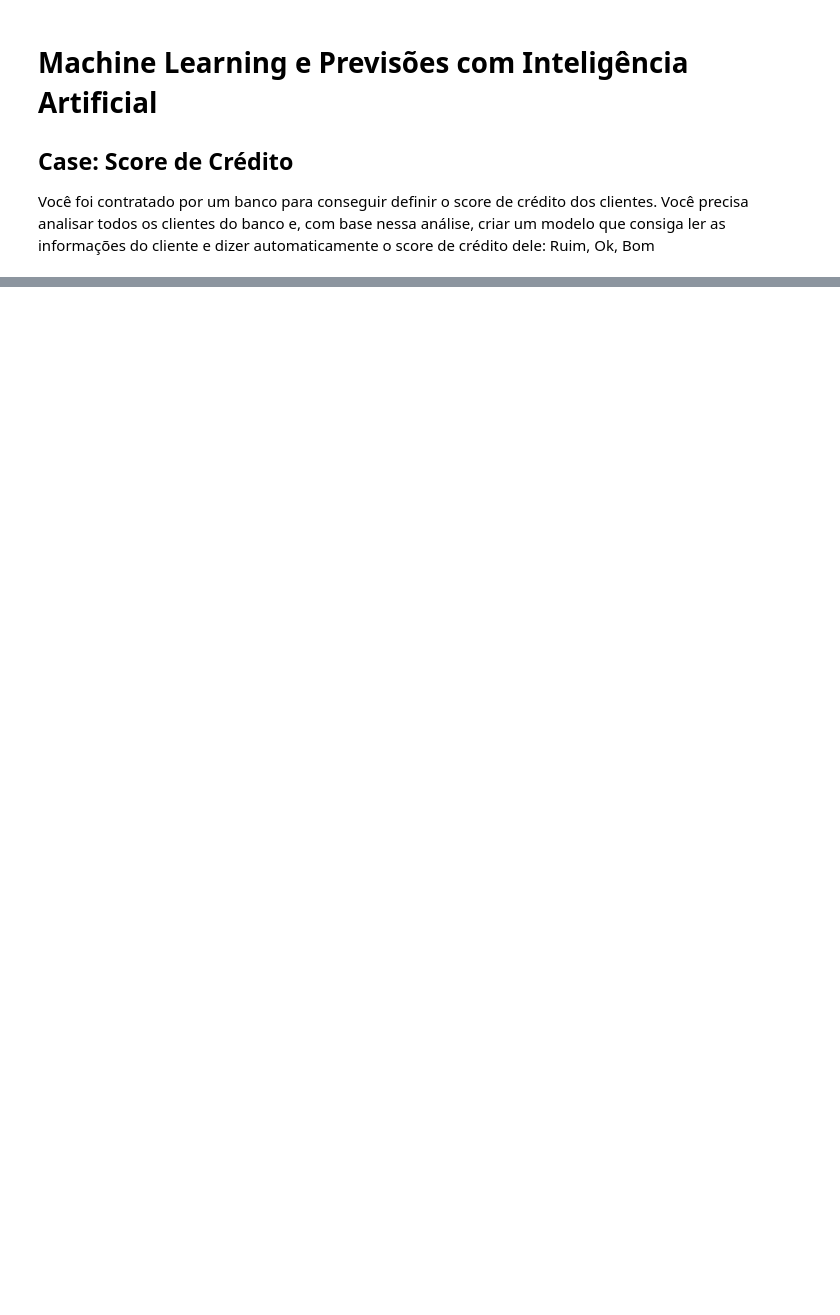
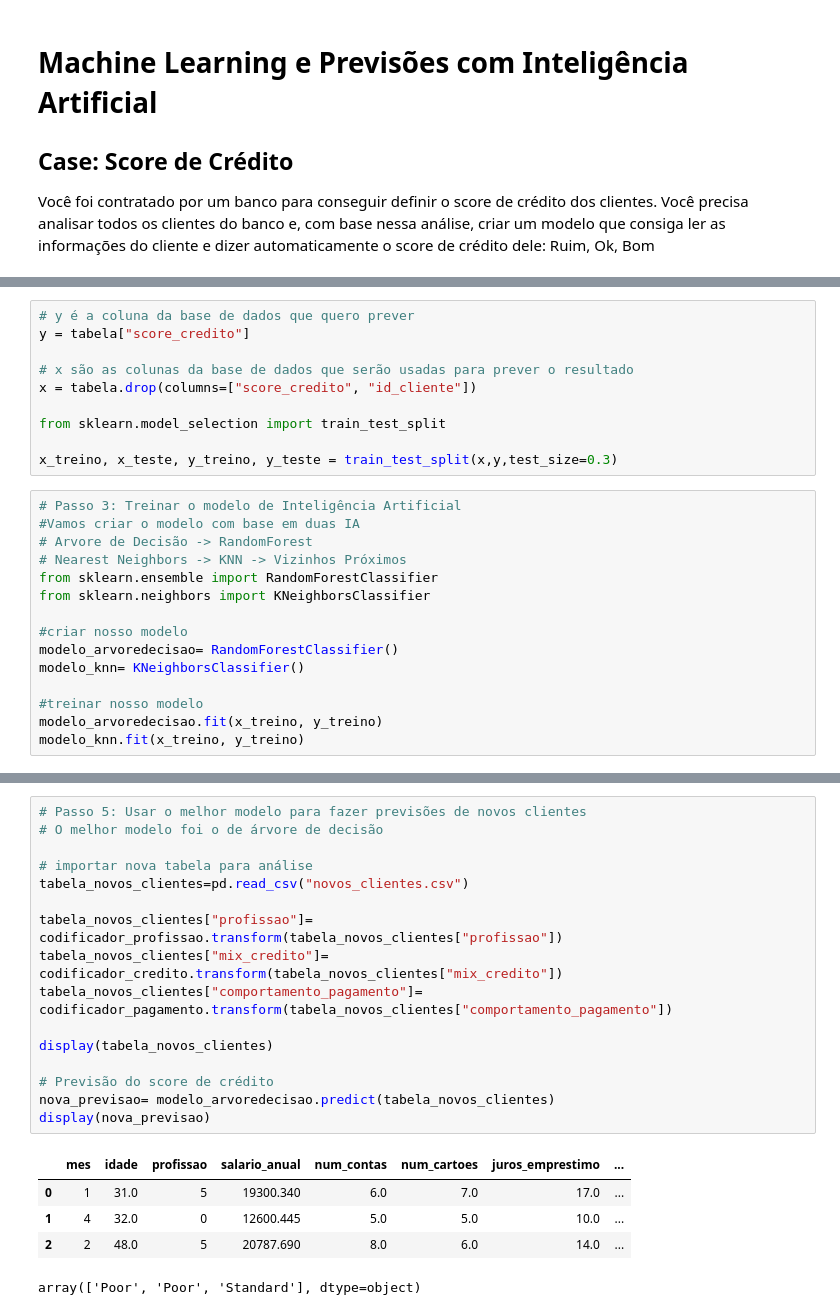
Before and after one commit to victorcerqueira2209/Python, a Jupyter notebook: Projetos Python/Projeto 2 - Previsões com Inteligência Artificial.ipynb, the cells around one changed output, grey strips where cells are left out. Saved outputs shown, nothing was run; the diff lists cells and outputs as text; blank space fills up the shorter version.

```diff
--- a/Projetos Python/Projeto 2 - Previsões com Inteligência Artificial.ipynb
+++ b/Projetos Python/Projeto 2 - Previsões com Inteligência Artificial.ipynb
@@ -59,0 +80,25 @@ None
+# %%
+# y é a coluna da base de dados que quero prever
+y = tabela["score_credito"]
+
+# x são as colunas da base de dados que serão usadas para prever o resultado
+x = tabela.drop(columns=["score_credito", "id_cliente"])
+
+from sklearn.model_selection import train_test_split
+
+x_treino, x_teste, y_treino, y_teste = train_test_split(x,y,test_size=0.3)
+# %%
+# Passo 3: Treinar o modelo de Inteligência Artificial
+#Vamos criar o modelo com base em duas IA
+# Arvore de Decisão -> RandomForest
+# Nearest Neighbors -> KNN -> Vizinhos Próximos
+from sklearn.ensemble import RandomForestClassifier
+from sklearn.neighbors import KNeighborsClassifier
+
+#criar nosso modelo
+modelo_arvoredecisao= RandomForestClassifier()
+modelo_knn= KNeighborsClassifier()
+
+#treinar nosso modelo
+modelo_arvoredecisao.fit(x_treino, y_treino)
+modelo_knn.fit(x_treino, y_treino)
@@ -59,0 +119,22 @@ None
+# %%
+# Passo 5: Usar o melhor modelo para fazer previsões de novos clientes
+# O melhor modelo foi o de árvore de decisão
+
+# importar nova tabela para análise
+tabela_novos_clientes=pd.read_csv("novos_clientes.csv")
+
+tabela_novos_clientes["profissao"]= codificador_profissao.transform(tabela_novos_clientes["profissao"])
+tabela_novos_clientes["mix_credito"]= codificador_credito.transform(tabela_novos_clientes["mix_credito"])
+tabela_novos_clientes["comportamento_pagamento"]= codificador_pagamento.transform(tabela_novos_clientes["comportamento_pagamento"])
+
+display(tabela_novos_clientes)
+
+# Previsão do score de crédito
+nova_previsao= modelo_arvoredecisao.predict(tabela_novos_clientes)
+display(nova_previsao)
+# %% [output]
+|  | mes | idade | profissao | salario_anual | num_contas | num_cartoes | juros_emprestimo | ... |
+| 0 | 1 | 31.0 | 5 | 19300.340 | 6.0 | 7.0 | 17.0 | ... |
+| 1 | 4 | 32.0 | 0 | 12600.445 | 5.0 | 5.0 | 10.0 | ... |
+| 2 | 2 | 48.0 | 5 | 20787.690 | 8.0 | 6.0 | 14.0 | ... |
+array(['Poor', 'Poor', 'Standard'], dtype=object)
```
Also changed, not shown: parts of 4 cells of this notebook.
